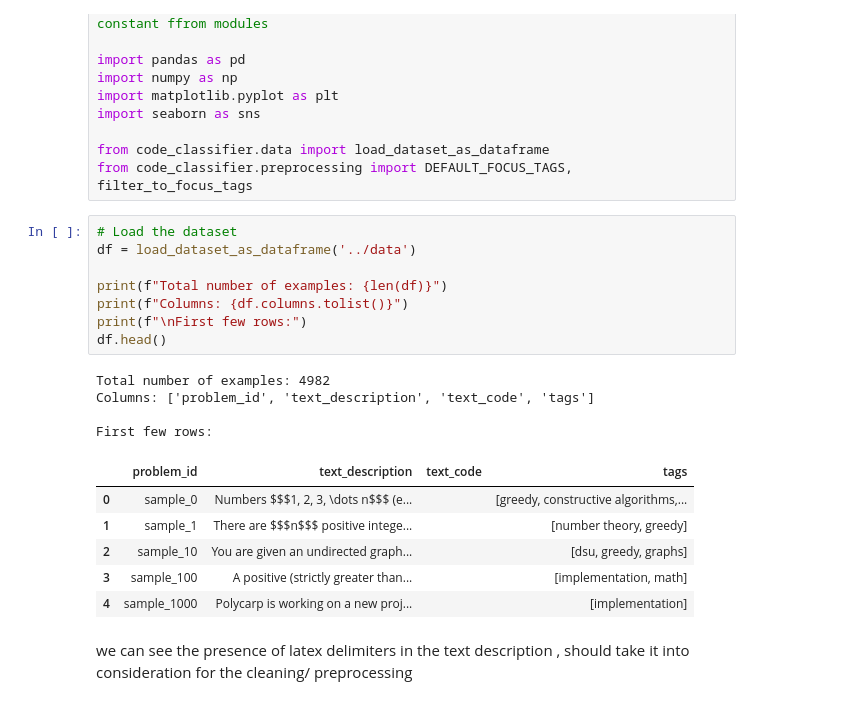
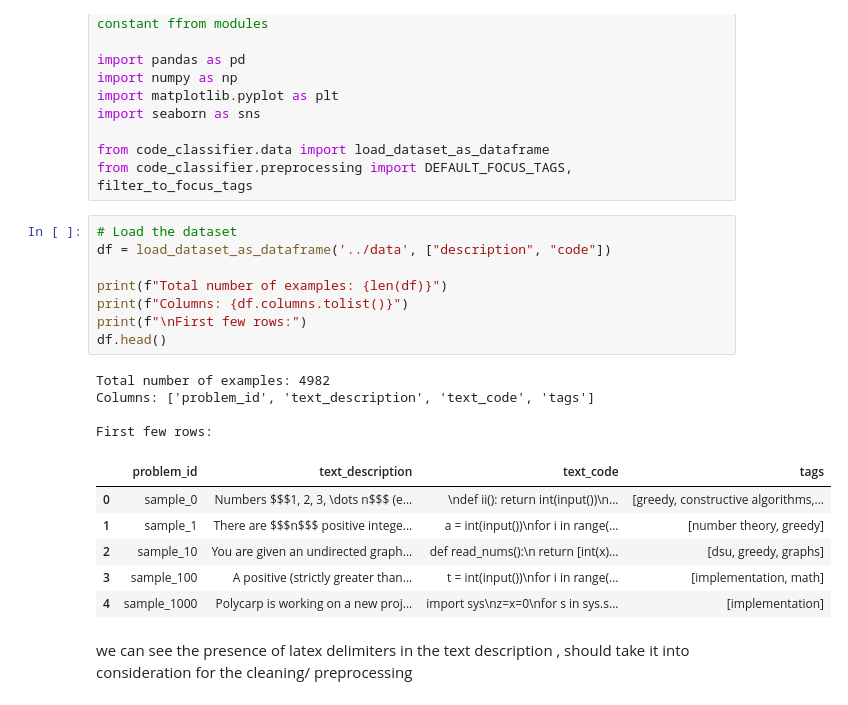
Before and after one commit to ZakariaElKazdam/Multi-label-Classification, a Jupyter notebook: notebooks/01_data_analysis.ipynb, the cells around one changed output. Cells and saved outputs as stored; diff of their text form.

```diff
--- a/notebooks/01_data_analysis.ipynb
+++ b/notebooks/01_data_analysis.ipynb
@@ -21,23 +21,23 @@ from code_classifier.data import load_dataset_as_dataframe
 from code_classifier.preprocessing import DEFAULT_FOCUS_TAGS, filter_to_focus_tags
 # %%
 # Load the dataset
-df = load_dataset_as_dataframe('../data')
+df = load_dataset_as_dataframe('../data', ["description", "code"])
 
 print(f"Total number of examples: {len(df)}")
 print(f"Columns: {df.columns.tolist()}")
 print(f"\nFirst few rows:")
 df.head()
 # %% [output]
 Total number of examples: 4982
 Columns: ['problem_id', 'text_description', 'text_code', 'tags']
 
 First few rows:
 |  | problem_id | text_description | text_code | tags |
-| 0 | sample_0 | Numbers $$$1, 2, 3, \dots n$$$ (e... |  | [greedy, constructive algorithms,... |
-| 1 | sample_1 | There are $$$n$$$ positive intege... |  | [number theory, greedy] |
-| 2 | sample_10 | You are given an undirected graph... |  | [dsu, greedy, graphs] |
-| 3 | sample_100 | A positive (strictly greater than... |  | [implementation, math] |
-| 4 | sample_1000 | Polycarp is working on a new proj... |  | [implementation] |
+| 0 | sample_0 | Numbers $$$1, 2, 3, \dots n$$$ (e... | \ndef ii(): return int(input())\n... | [greedy, constructive algorithms,... |
+| 1 | sample_1 | There are $$$n$$$ positive intege... | a = int(input())\nfor i in range(... | [number theory, greedy] |
+| 2 | sample_10 | You are given an undirected graph... | def read_nums():\n return [int(x)... | [dsu, greedy, graphs] |
+| 3 | sample_100 | A positive (strictly greater than... | t = int(input())\nfor i in range(... | [implementation, math] |
+| 4 | sample_1000 | Polycarp is working on a new proj... | import sys\nz=x=0\nfor s in sys.s... | [implementation] |
 # %% [markdown]
 we can see the presence of latex delimiters in the text description , should take it into consideration for the cleaning/ preprocessing
 # %%
```
Also changed, not shown: 4 other files.
